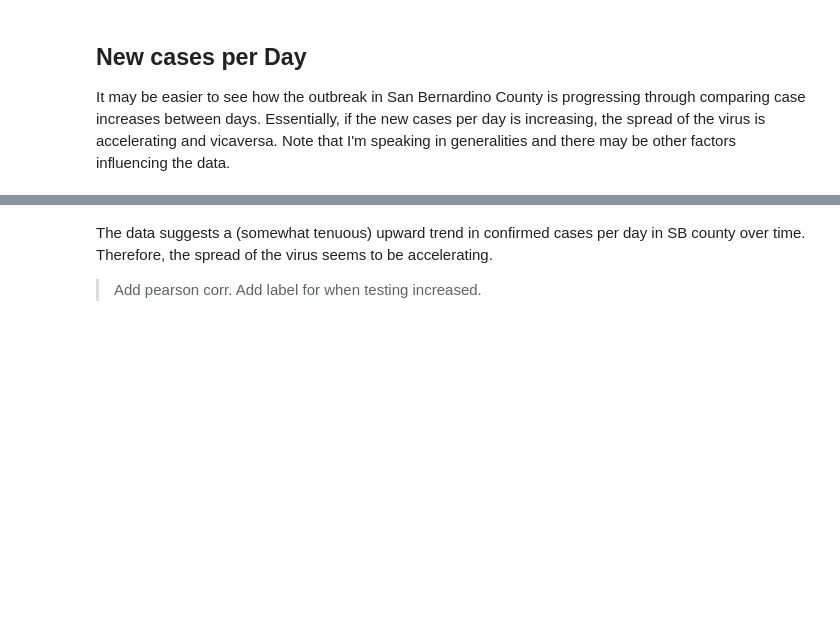
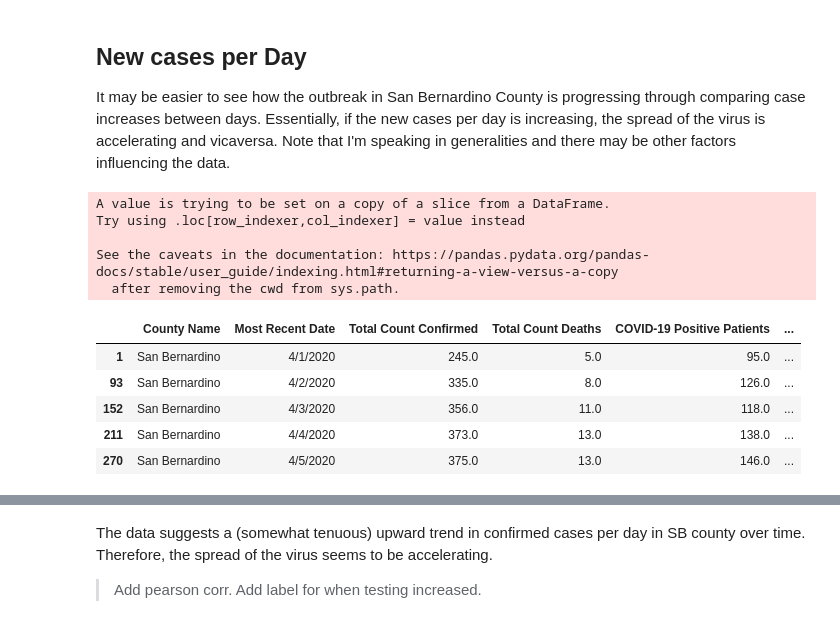
Before and after one commit to SarahEGood/covid19-SB, a Jupyter notebook: San_Bernardino_COVID-19_Data.ipynb, the cells around one changed output, grey strips where cells are left out. Drawn from its saved outputs; the diff is of its cells as text; code cells hidden in the pictures; blank space fills up the shorter version.

```diff
--- a/San_Bernardino_COVID-19_Data.ipynb
+++ b/San_Bernardino_COVID-19_Data.ipynb
@@ -56,9 +73,21 @@ It may be easier to see how the outbreak in San Bernardino County is progressing
 # %%
 # Generate column with new cases.
 
-lag = df_sb['Total Count Confirmed'].shift(-1)
+lag = df_sb['Total Count Confirmed'].shift(1)
 df_sb['New Confirmed Cases'] = df_sb['Total Count Confirmed'] - lag
 df_sb.head(5)
+# %% [output]
+A value is trying to be set on a copy of a slice from a DataFrame.
+Try using .loc[row_indexer,col_indexer] = value instead
+
+See the caveats in the documentation: https://pandas.pydata.org/pandas-docs/stable/user_guide/indexing.html#returning-a-view-versus-a-copy
+  after removing the cwd from sys.path.
+|  | County Name | Most Recent Date | Total Count Confirmed | Total Count Deaths | COVID-19 Positive Patients | ... |
+| 1 | San Bernardino | 4/1/2020 | 245.0 | 5.0 | 95.0 | ... |
+| 93 | San Bernardino | 4/2/2020 | 335.0 | 8.0 | 126.0 | ... |
+| 152 | San Bernardino | 4/3/2020 | 356.0 | 11.0 | 118.0 | ... |
+| 211 | San Bernardino | 4/4/2020 | 373.0 | 13.0 | 138.0 | ... |
+| 270 | San Bernardino | 4/5/2020 | 375.0 | 13.0 | 146.0 | ... |
 # %%
 # Plotting new cases per day
 
```
Also changed, not shown: parts of 3 cells of this notebook.
